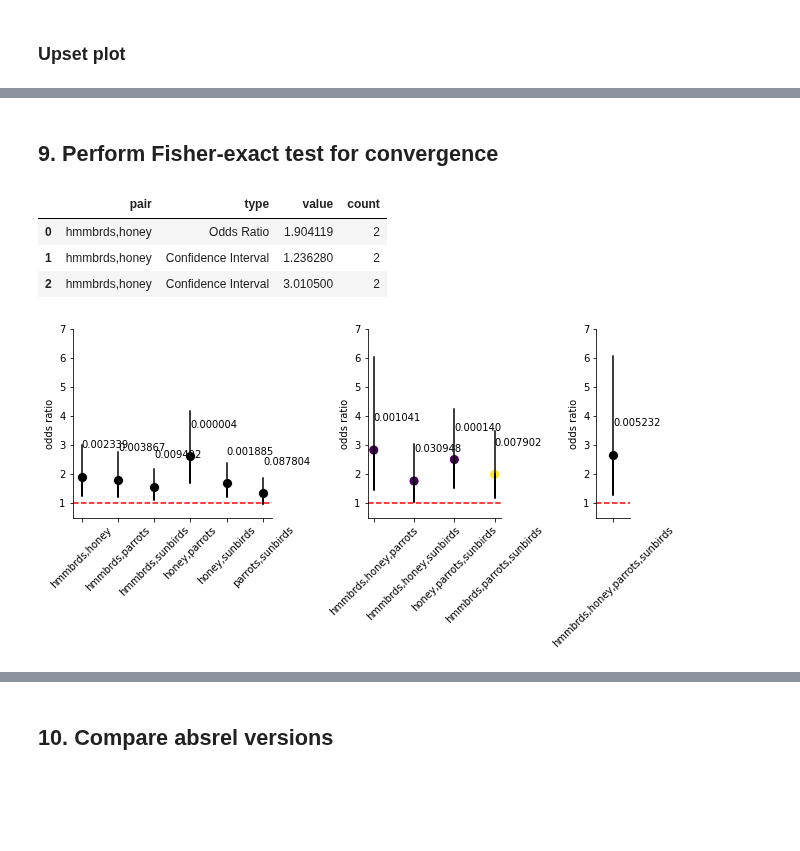
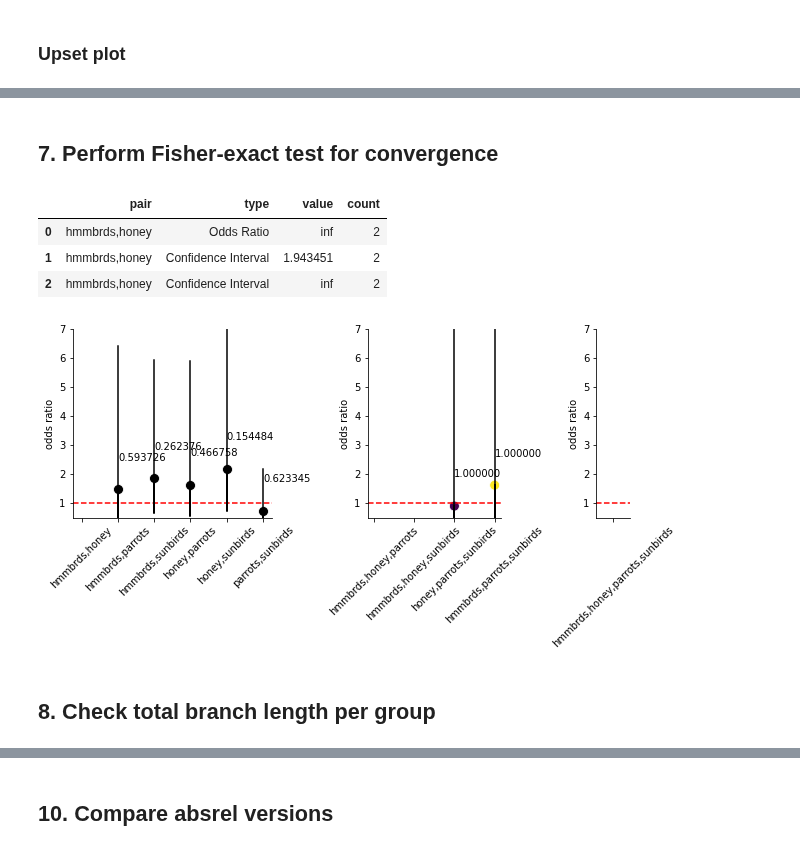
Before and after one commit to osipovarev/absrel, a Jupyter notebook: absrel_analysis.ipynb, the cells around one changed output, grey strips where cells are left out. Cells and saved outputs as stored; diff of their text form; code cells hidden in the pictures; blank space fills up the shorter version.

```diff
--- a/absrel_analysis.ipynb
+++ b/absrel_analysis.ipynb
@@ -229,8 +229,8 @@ def calc_target_ratio(target, target_clades):
 # %% [markdown]
 ### Define target group (once!)
 # %%
-# target = 'nonnectar'
-target = 'nectar'
+target = 'nonnectar'
+# target = 'nectar'
 
 if target == 'nectar':
     branches = nectar_br
@@ -263,7 +263,8 @@ print(pdf_name)
 ## 4. Output genes in dictionary that have target ratio above the threshold
 # %%
 # threshold = 0.5
-threshold = 0.6
+# threshold = 0.6
+threshold = 0.99
 count = 0
 
 out_dir = dir_path
@@ -409,18 +357,18 @@ plot_name = 'total_branch_length_nectar_vs_nonnectar.pdf'
 # %% [markdown]
-## 9. Perform Fisher-exact test for convergence
+## 7. Perform Fisher-exact test for convergence
 # %%
-dir_path = '/Users/osipova/Documents/LabDocs/NectarivoryProject/absrel/absrel_analysis_2024/combined_default_srv_mh/'
+dir_path = '/Users/osipova/Documents/LabDocs/NectarivoryProject/absrel/absrel_analysis_2024/weighted_default_srv_mh/'
 file_name = 'summary.matching_test_control.tsv'
 file_data = glob(dir_path + file_name)[0]
 df = pd.read_csv(file_data, sep='\t')
 
 df['count'] = [len(i.split(',')) for i in df['pair']]
 df.head(3)
 # %% [output]
 |  | pair | type | value | count |
-| 0 | hmmbrds,honey | Odds Ratio | 1.904119 | 2 |
-| 1 | hmmbrds,honey | Confidence Interval | 1.236280 | 2 |
-| 2 | hmmbrds,honey | Confidence Interval | 3.010500 | 2 |
+| 0 | hmmbrds,honey | Odds Ratio | inf | 2 |
+| 1 | hmmbrds,honey | Confidence Interval | 1.943451 | 2 |
+| 2 | hmmbrds,honey | Confidence Interval | inf | 2 |
 # %%
 fig, axes = plt.subplots(1, 3, figsize=(9, 4.8), gridspec_kw={'width_ratios': [6, 4, 1]})
 directions = [2, 3, 4]
@@ -458,4 +406,6 @@ fig.tight_layout()
 
 pdf_name = 'summary_Fexact.convergence.odds_ci_pval.pdf'
 # %% [output]
-[figure, old version]
+[figure, new version]
+# %% [markdown]
+## 8. Check total branch length per group
```
Also changed, not shown: parts of 11 cells of this notebook, 1 other file.
